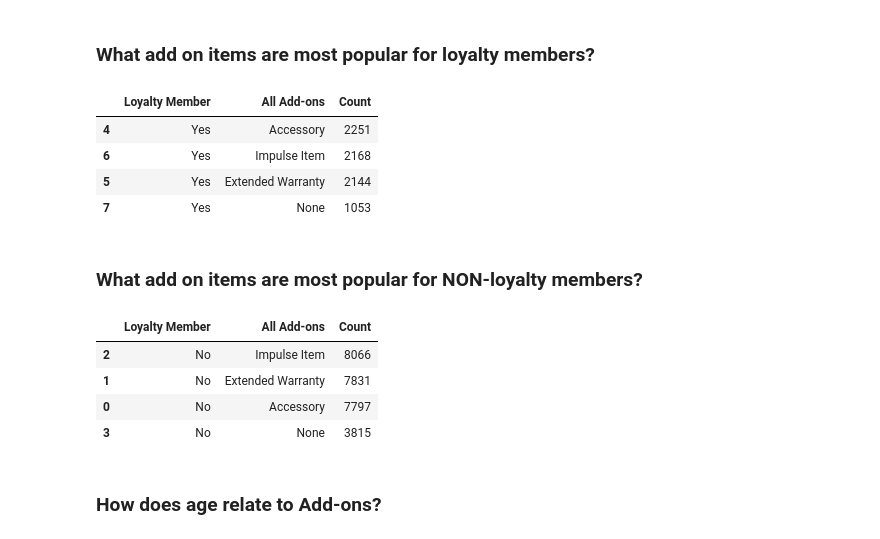
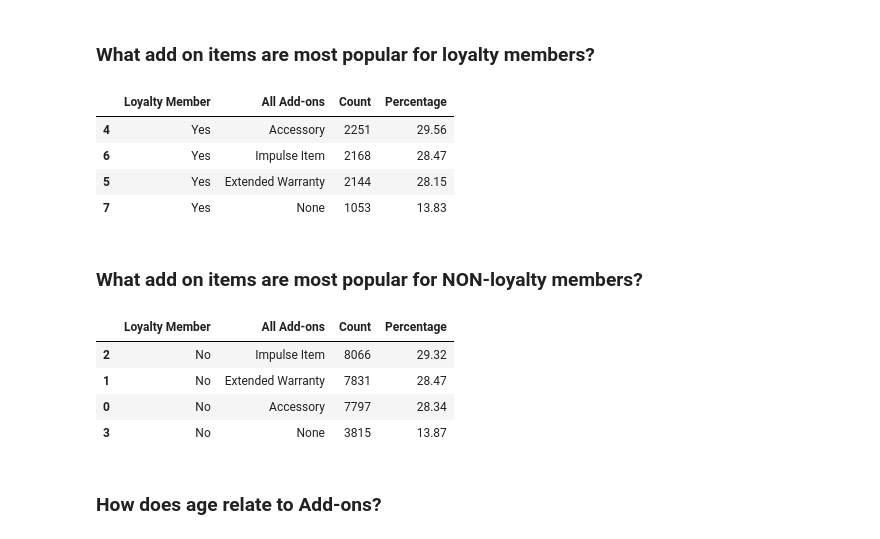
Before and after one commit to CameronCSS/Customer-Purchase-Behavior-Analysis, a Jupyter notebook: Customer_Purchase_Behavior_Analysis.ipynb, the cells around one changed output. Saved outputs shown, nothing was run; the diff lists cells and outputs as text; code cells hidden in the pictures.

```diff
--- a/Customer_Purchase_Behavior_Analysis.ipynb
+++ b/Customer_Purchase_Behavior_Analysis.ipynb
@@ -718,19 +803,26 @@ combined_aov
 # %%
 # Lets look what add on items are most popular for loyalty members
 
 loyalty_addons = add_ons_df.groupby(['Loyalty Member', 'All Add-ons']).size().reset_index(name='Count')
 
 # Find only the loyalty member info
 member_addons = loyalty_addons[loyalty_addons['Loyalty Member'] == 'Yes']
 
-# sort values
-member_addons.sort_values(by='Count', ascending=False)
+total_count = member_addons['Count'].sum()
+
+# Calculate percentages
+member_addons['Percentage'] = ((member_addons['Count'] / total_count) * 100).round(2)
+
+# Sort values by count or percentage
+member_addons.sort_values(by='Count', ascending=False, inplace=True)
+
+member_addons
 # %% [output]
-|  | Loyalty Member | All Add-ons | Count |
-| 4 | Yes | Accessory | 2251 |
-| 6 | Yes | Impulse Item | 2168 |
-| 5 | Yes | Extended Warranty | 2144 |
-| 7 | Yes | None | 1053 |
+|  | Loyalty Member | All Add-ons | Count | Percentage |
+| 4 | Yes | Accessory | 2251 | 29.56 |
+| 6 | Yes | Impulse Item | 2168 | 28.47 |
+| 5 | Yes | Extended Warranty | 2144 | 28.15 |
+| 7 | Yes | None | 1053 | 13.83 |
 # %% [markdown]
 ### What add on items are most popular for NON-loyalty members?
 # %%
@@ -739,14 +831,21 @@ member_addons.sort_values(by='Count', ascending=False)
 # Find only the loyalty member info
 non_member_addons = loyalty_addons[loyalty_addons['Loyalty Member'] == 'No']
 
-# sort values
-non_member_addons.sort_values(by='Count', ascending=False)
+total_count_non = non_member_addons['Count'].sum()
+
+# Calculate percentages
+non_member_addons['Percentage'] = ((non_member_addons['Count'] / total_count_non) * 100).round(2)
+
+# Sort values by count or percentage
+non_member_addons.sort_values(by='Count', ascending=False, inplace=True)
+
+non_member_addons
 # %% [output]
-|  | Loyalty Member | All Add-ons | Count |
-| 2 | No | Impulse Item | 8066 |
-| 1 | No | Extended Warranty | 7831 |
-| 0 | No | Accessory | 7797 |
-| 3 | No | None | 3815 |
+|  | Loyalty Member | All Add-ons | Count | Percentage |
+| 2 | No | Impulse Item | 8066 | 29.32 |
+| 1 | No | Extended Warranty | 7831 | 28.47 |
+| 0 | No | Accessory | 7797 | 28.34 |
+| 3 | No | None | 3815 | 13.87 |
 # %% [markdown]
 ### How does age relate to Add-ons?
 # %% [markdown]
```
Also changed, not shown: parts of 31 cells of this notebook.
